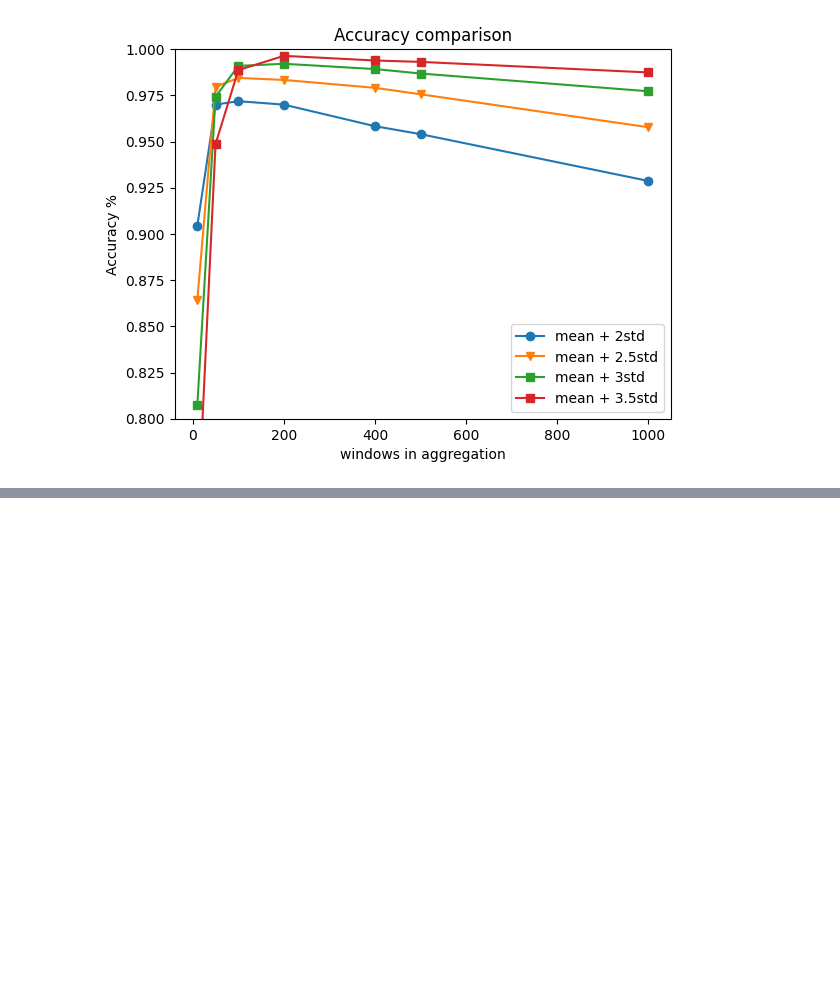
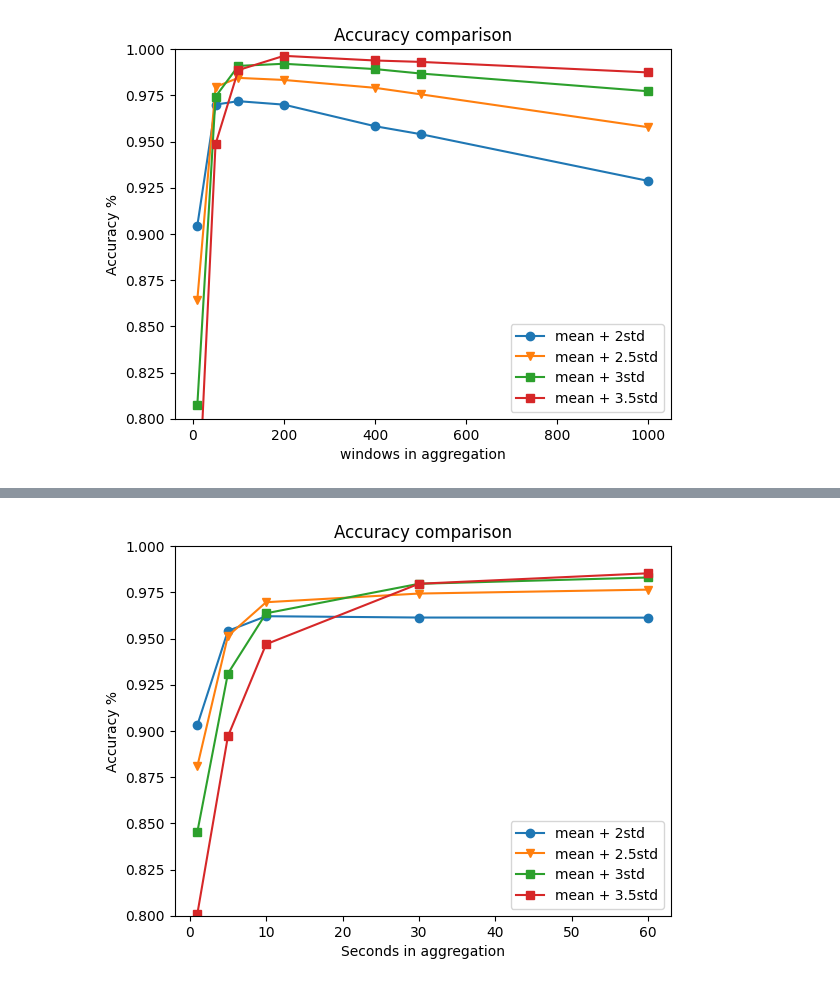
Before and after one commit to YhBedoya/SHM-MAE, a Jupyter notebook: AnomalyDetection on INSIST/AnalysisTrainingResults.ipynb, the cells around one changed output, grey strips where cells are left out. Saved outputs shown, nothing was run; the diff lists cells and outputs as text; code cells hidden in the pictures; blank space fills up the shorter version.

```diff
--- a/AnomalyDetection on INSIST/AnalysisTrainingResults.ipynb
+++ b/AnomalyDetection on INSIST/AnalysisTrainingResults.ipynb
@@ -489,0 +558,22 @@ plt.show()
+# %%
+x_categories = resultsDf["sizeMovingAverage"].unique()
+
+# Create the plot
+plt.plot(x_categories, resultsDf[resultsDf["threshold"]=="2std"]["accuracy"], marker='o', label='mean + 2std')
+plt.plot(x_categories, resultsDf[resultsDf["threshold"]=="2.5std"]["accuracy"], marker='v', label='mean + 2.5std')
+plt.plot(x_categories, resultsDf[resultsDf["threshold"]=="3std"]["accuracy"], marker='s', label='mean + 3std')
+plt.plot(x_categories, resultsDf[resultsDf["threshold"]=="3.5std"]["accuracy"], marker='s', label='mean + 3.5std')
+
+# Add labels and title
+plt.ylim(0.8, 1)
+plt.xlabel('Seconds in aggregation')
+plt.ylabel('Accuracy %')
+plt.title(f'Accuracy comparison')
+
+# Add legend
+plt.legend()
+
+# Display the plot
+plt.show()
+# %% [output]
+[figure, added]
```
Also changed, not shown: parts of 12 cells of this notebook, 2 other files.
